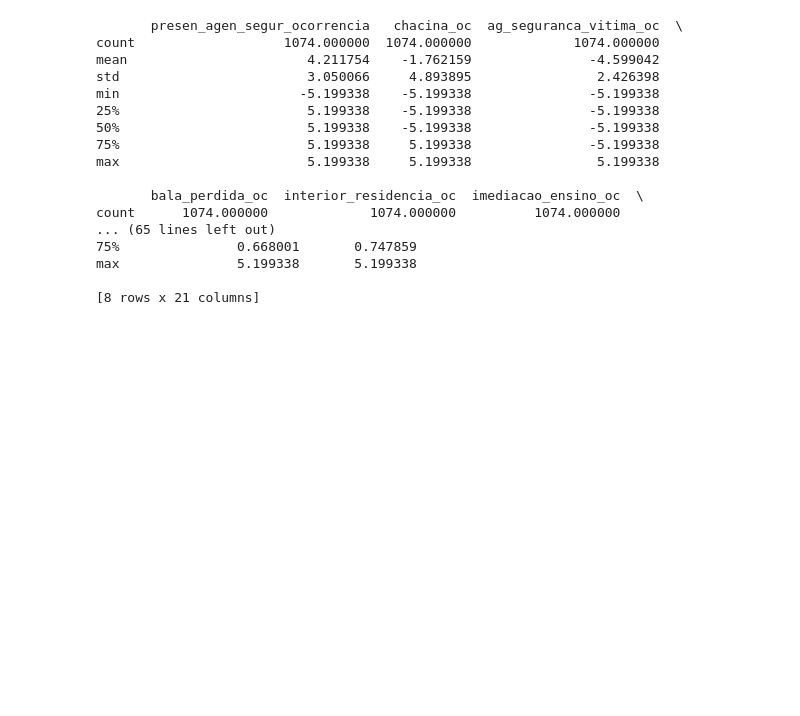
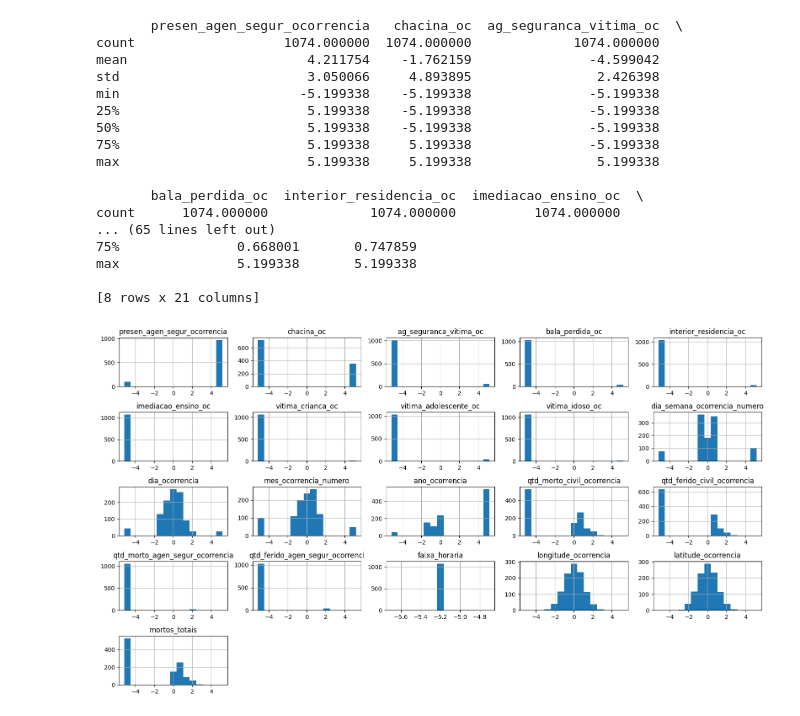
Before and after one commit to bakudas/validacao-modelos-clusterizacao, a Jupyter notebook: pd_validacao_modelos_clusterizacao.ipynb, the cells around one changed output. Saved outputs shown, nothing was run; the diff lists cells and outputs as text; code cells hidden in the pictures; blank space fills up the shorter version.

```diff
--- a/pd_validacao_modelos_clusterizacao.ipynb
+++ b/pd_validacao_modelos_clusterizacao.ipynb
@@ -497,12 +497,14 @@ qt = QuantileTransformer(n_quantiles=100, output_distribution='normal', random_s
 X_trans = qt.fit_transform(X)
 
 # Substituímos no DataFrame
-df_transformed = df.copy()
+df_transformed = df_cluster.copy()
 df_transformed[numeric_cols] = X_trans
 
 # Agora, df_transformed tem as colunas transformadas
 # Se vc quiser conferir a nova distribuição:
 print(df_transformed[numeric_cols].describe())
+
+df_transformed = df_transformed[numeric_cols]
 # %% [output]
        presen_agen_segur_ocorrencia   chacina_oc  ag_seguranca_vitima_oc  \
 count                   1074.000000  1074.000000             1074.000000
@@ -521,3 +523,10 @@ count      1074.000000             1074.000000          1074.000000
 max               5.199338       5.199338
 
 [8 rows x 21 columns]
+# %%
+# Histogramas
+df_transformed.hist(figsize=(16, 9), bins=15)
+plt.tight_layout()
+plt.show()
+# %% [output]
+[figure, added]
```
Also changed, not shown: parts of 3 cells of this notebook.
